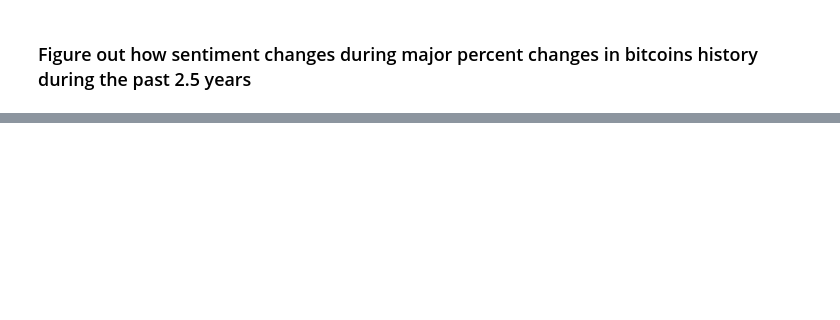
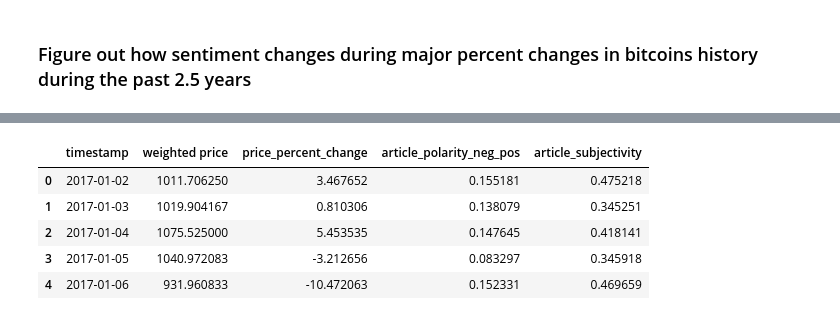
Before and after one commit to MohammadBakir/Bitcoin-Price-Prediction, a Jupyter notebook: sentiment_analysis/bitcoin_news_sentiment_analysis.ipynb, the cells around one changed output, grey strips where cells are left out. Saved outputs shown, nothing was run; the diff lists cells and outputs as text; code cells hidden in the pictures; blank space fills up the shorter version.

```diff
--- a/sentiment_analysis/bitcoin_news_sentiment_analysis.ipynb
+++ b/sentiment_analysis/bitcoin_news_sentiment_analysis.ipynb
@@ -308,0 +273,16 @@ def graph_sentiment(sentiment_data, file_name, type_of_analysis=None):
+# %%
+#Merge Dataframes Bitcoin Weighted Price and Sentiment Analysis Article Dataframe
+bitcoin_price_and_sentiment_df_without_num = pd.DataFrame.merge(average_daily_bitcoin_price_2_5_years,mean_sentiment_subjectivity_across_days_without_num,\
+                   left_on=['timestamp'],right_on=['date'])
+
+#Drop date column
+bitcoin_price_and_sentiment_df_without_num.drop('date', axis=1,inplace=True)
+
+bitcoin_price_and_sentiment_df_without_num.head(5)
+# %% [output]
+|  | timestamp | weighted price | price_percent_change | article_polarity_neg_pos | article_subjectivity |
+| 0 | 2017-01-02 | 1011.706250 | 3.467652 | 0.155181 | 0.475218 |
+| 1 | 2017-01-03 | 1019.904167 | 0.810306 | 0.138079 | 0.345251 |
+| 2 | 2017-01-04 | 1075.525000 | 5.453535 | 0.147645 | 0.418141 |
+| 3 | 2017-01-05 | 1040.972083 | -3.212656 | 0.083297 | 0.345918 |
+| 4 | 2017-01-06 | 931.960833 | -10.472063 | 0.152331 | 0.469659 |
```
Also changed, not shown: parts of 21 cells of this notebook, 9 other files.
